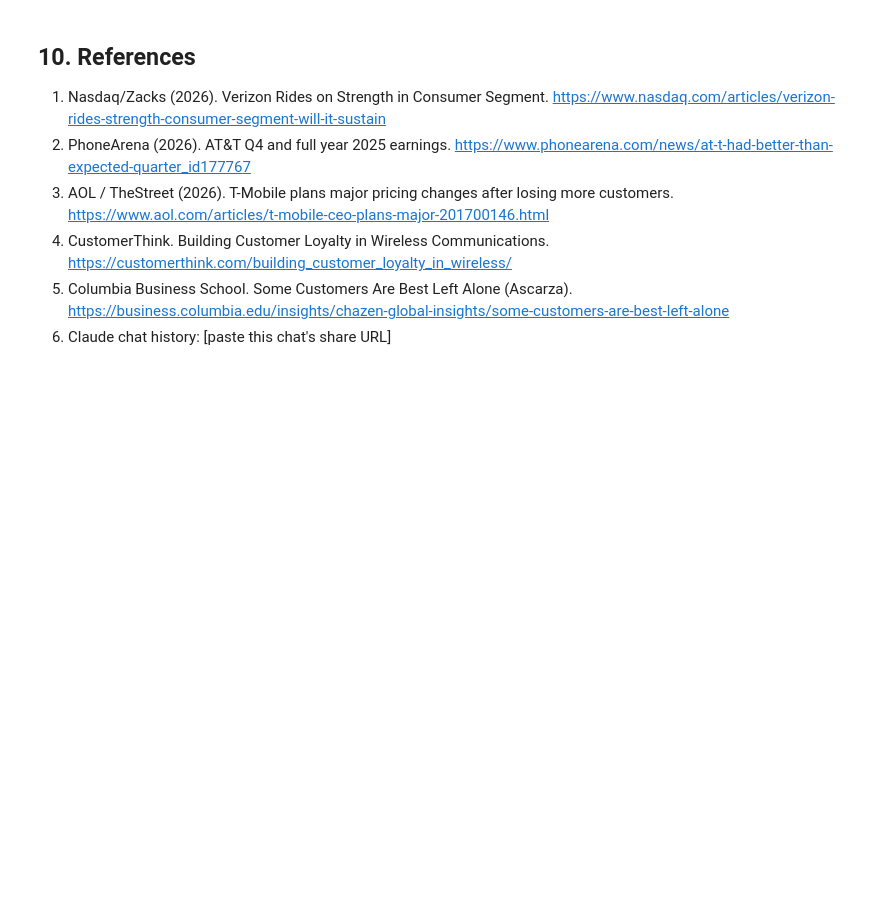
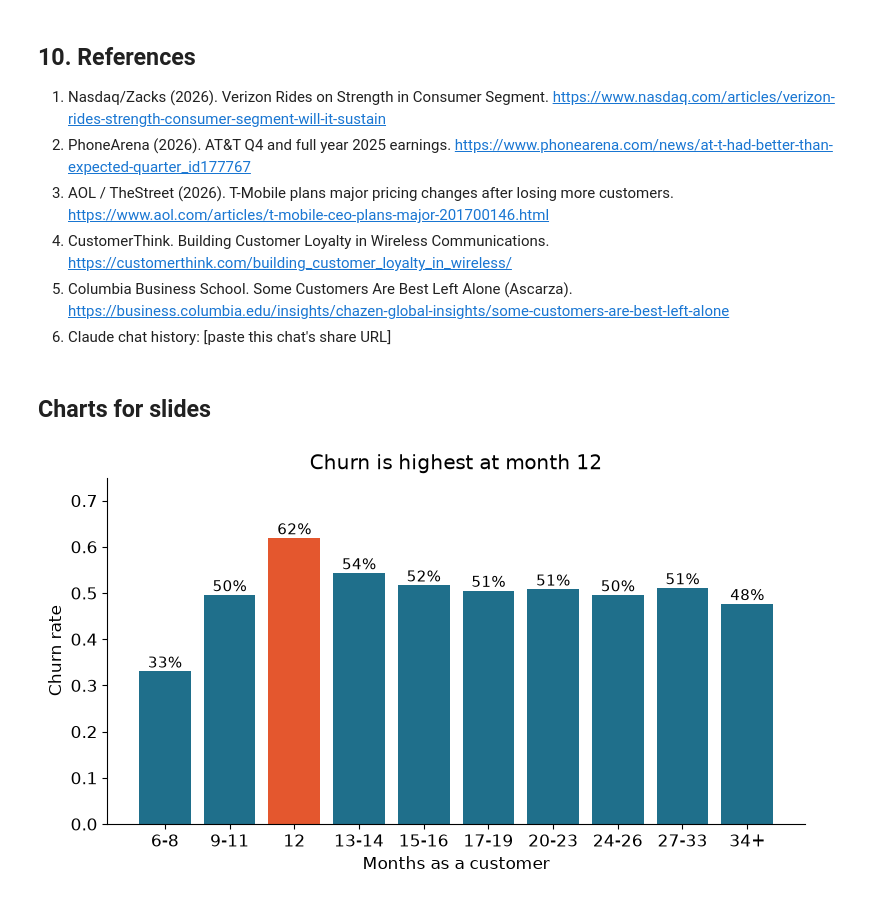
Before and after one commit to dilmani773/gci-final-assignment, a Jupyter notebook: main.ipynb, the cells around one changed output. Saved outputs shown, nothing was run; the diff lists cells and outputs as text; code cells hidden in the pictures; blank space fills up the shorter version.

Commit message:
Charts for slides

```diff
--- a/main.ipynb
+++ b/main.ipynb
@@ -591,3 +591,30 @@ print(table.to_string(index=False))
 4. CustomerThink. Building Customer Loyalty in Wireless Communications. https://customerthink.com/building_customer_loyalty_in_wireless/
 5. Columbia Business School. Some Customers Are Best Left Alone (Ascarza). https://business.columbia.edu/insights/chazen-global-insights/some-customers-are-best-left-alone
 6. Claude chat history: [paste this chat's share URL]
+# %% [markdown]
+## Charts for slides
+# %%
+plt.rcParams.update({'font.size': 12, 'axes.spines.top': False, 'axes.spines.right': False})
+MAIN, HIGHLIGHT, GREY = '#1f6f8b', '#e4572e', '#b8c4cc'
+
+def add_labels(ax, fmt='{:.0%}'):
+    for p in ax.patches:
+        ax.annotate(fmt.format(p.get_height()), (p.get_x() + p.get_width() / 2, p.get_height()),
+                    ha='center', va='bottom', fontsize=11)
+# %%
+tmp = df[['months', 'churn']].copy()
+tmp['m_bin'] = pd.cut(tmp['months'], [5, 8, 11, 12, 14, 16, 19, 23, 26, 33, 61],
+                      labels=['6-8', '9-11', '12', '13-14', '15-16', '17-19',
+                              '20-23', '24-26', '27-33', '34+'])
+rates = tmp.groupby('m_bin', observed=True)['churn'].mean()
+
+fig, ax = plt.subplots(figsize=(9, 4.5))
+ax.bar(rates.index.astype(str), rates.values,
+       color=[HIGHLIGHT if l == '12' else MAIN for l in rates.index.astype(str)])
+add_labels(ax)
+ax.set_title('Churn is highest at month 12')
+ax.set_xlabel('Months as a customer'); ax.set_ylabel('Churn rate')
+ax.set_ylim(0, 0.75)
+plt.savefig('figures/slide5_tenure.png', dpi=200, bbox_inches='tight'); plt.show()
+# %% [output]
+[figure, added]
```
Also changed, not shown: parts of 2 cells of this notebook, 3 other files.
